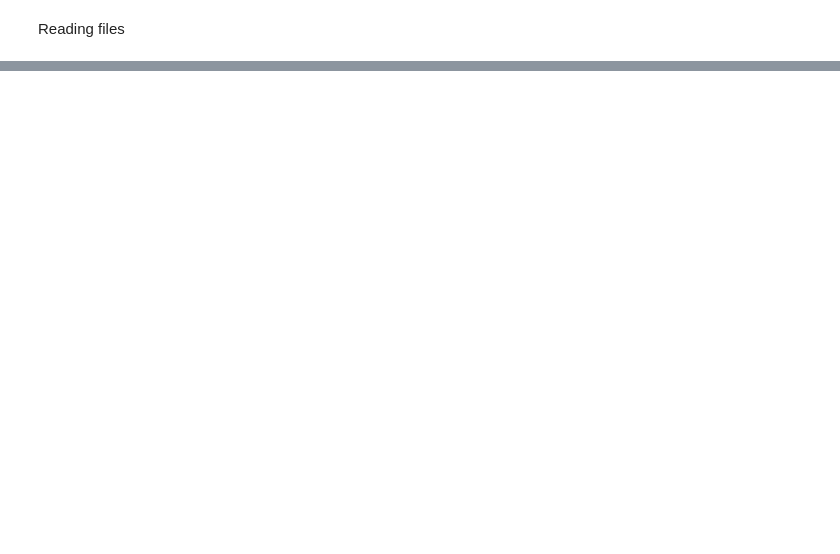
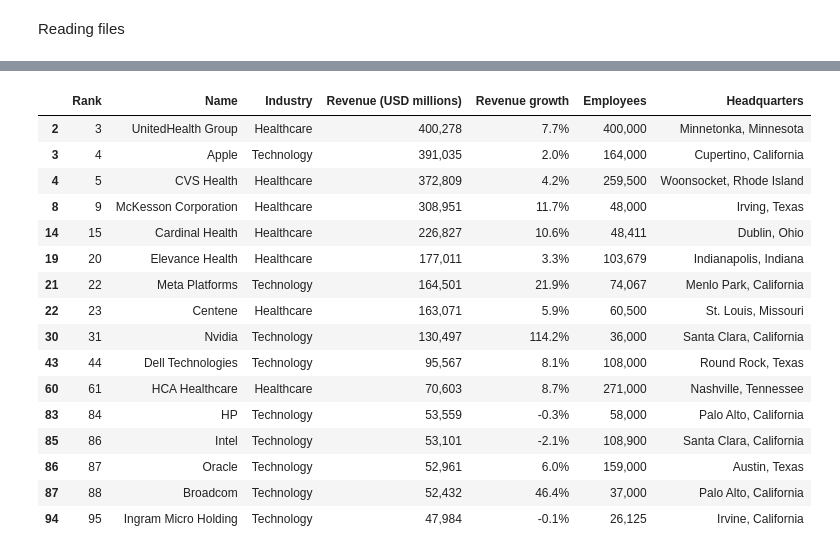
Before and after one commit to Imani-hub-pixel/Web_scraping-projects, a Jupyter notebook: Pandas/pandas.ipynb, the cells around one changed output, grey strips where cells are left out. Cells and saved outputs as stored; diff of their text form; code cells hidden in the pictures; blank space fills up the shorter version.

```diff
--- a/Pandas/pandas.ipynb
+++ b/Pandas/pandas.ipynb
@@ -22,0 +62,21 @@ df
+# %%
+specific_industries=['Technology','Healthcare']
+df[df['Industry'].isin(specific_industries)]
+# %% [output]
+|  | Rank | Name | Industry | Revenue (USD millions) | Revenue growth | Employees | Headquarters |
+| 2 | 3 | UnitedHealth Group | Healthcare | 400,278 | 7.7% | 400,000 | Minnetonka, Minnesota |
+| 3 | 4 | Apple | Technology | 391,035 | 2.0% | 164,000 | Cupertino, California |
+| 4 | 5 | CVS Health | Healthcare | 372,809 | 4.2% | 259,500 | Woonsocket, Rhode Island |
+| 8 | 9 | McKesson Corporation | Healthcare | 308,951 | 11.7% | 48,000 | Irving, Texas |
+| 14 | 15 | Cardinal Health | Healthcare | 226,827 | 10.6% | 48,411 | Dublin, Ohio |
+| 19 | 20 | Elevance Health | Healthcare | 177,011 | 3.3% | 103,679 | Indianapolis, Indiana |
+| 21 | 22 | Meta Platforms | Technology | 164,501 | 21.9% | 74,067 | Menlo Park, California |
+| 22 | 23 | Centene | Healthcare | 163,071 | 5.9% | 60,500 | St. Louis, Missouri |
+| 30 | 31 | Nvidia | Technology | 130,497 | 114.2% | 36,000 | Santa Clara, California |
+| 43 | 44 | Dell Technologies | Technology | 95,567 | 8.1% | 108,000 | Round Rock, Texas |
+| 60 | 61 | HCA Healthcare | Healthcare | 70,603 | 8.7% | 271,000 | Nashville, Tennessee |
+| 83 | 84 | HP | Technology | 53,559 | -0.3% | 58,000 | Palo Alto, California |
+| 85 | 86 | Intel | Technology | 53,101 | -2.1% | 108,900 | Santa Clara, California |
+| 86 | 87 | Oracle | Technology | 52,961 | 6.0% | 159,000 | Austin, Texas |
+| 87 | 88 | Broadcom | Technology | 52,432 | 46.4% | 37,000 | Palo Alto, California |
+| 94 | 95 | Ingram Micro Holding | Technology | 47,984 | -0.1% | 26,125 | Irvine, California |
```
Also changed, not shown: parts of 12 cells of this notebook, 2 other files.
